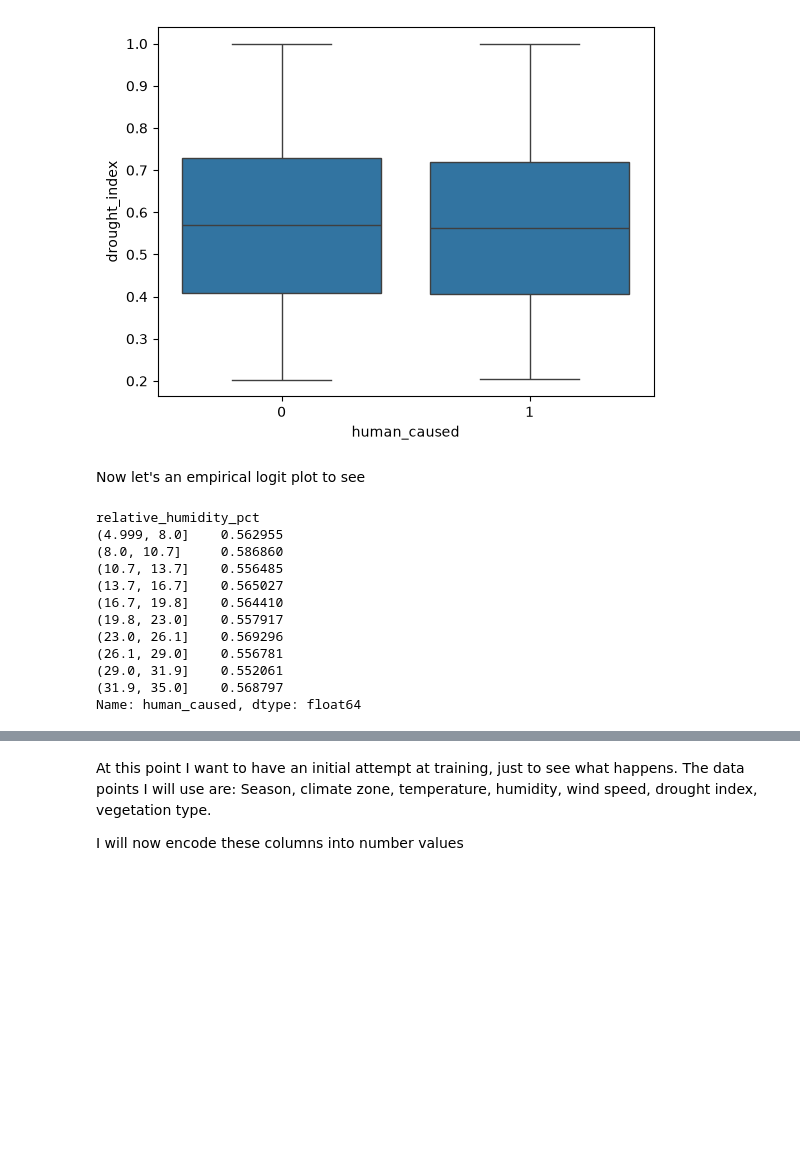
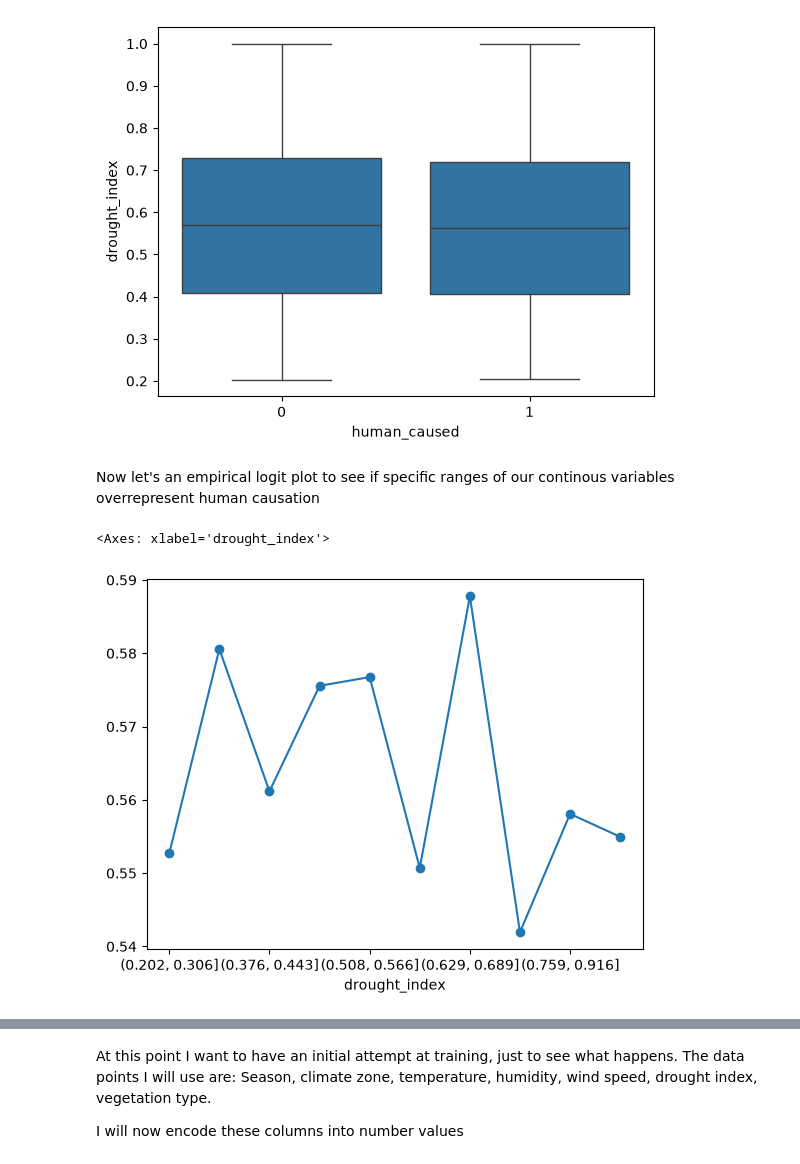
Before and after one commit to EdKinge/Wildfire-ML-Project, a Jupyter notebook: wildfire.ipynb, the cells around one changed output, grey strips where cells are left out. Drawn from its saved outputs; the diff is of its cells as text; code cells hidden in the pictures; blank space fills up the shorter version.

```diff
--- a/wildfire.ipynb
+++ b/wildfire.ipynb
@@ -244,23 +244,17 @@ plt.show()
 [figure]
 [figure]
 # %% [markdown]
-Now let's an empirical logit plot to see
+Now let's an empirical logit plot to see if specific ranges of our continous variables overrepresent human causation
 # %%
-df.groupby(pd.qcut(df['air_temp_celsius'], 10))['human_caused'].mean()
+temp_group = df.groupby(pd.qcut(df['air_temp_celsius'], 10))['human_caused'].mean()
 
-df.groupby(pd.qcut(df['relative_humidity_pct'], 10))['human_caused'].mean()
+humidity_group = df.groupby(pd.qcut(df['relative_humidity_pct'], 10))['human_caused'].mean()
 
-df.groupby(pd.qcut(df['drought_index'], 10))['human_caused'].mean()
+drought_group = df.groupby(pd.qcut(df['drought_index'], 10))['human_caused'].mean()
+
+# temp_group.plot(marker='o')
+# humidity_group.plot(marker='o')
+drought_group.plot(marker='o')
 # %% [output]
-relative_humidity_pct
-(4.999, 8.0]    0.562955
-(8.0, 10.7]     0.586860
-(10.7, 13.7]    0.556485
-(13.7, 16.7]    0.565027
-(16.7, 19.8]    0.564410
-(19.8, 23.0]    0.557917
-(23.0, 26.1]    0.569296
-(26.1, 29.0]    0.556781
-(29.0, 31.9]    0.552061
-(31.9, 35.0]    0.568797
-Name: human_caused, dtype: float64
+<Axes: xlabel='drought_index'>
+[figure, added]
```
Also changed, not shown: parts of 2 cells of this notebook.
